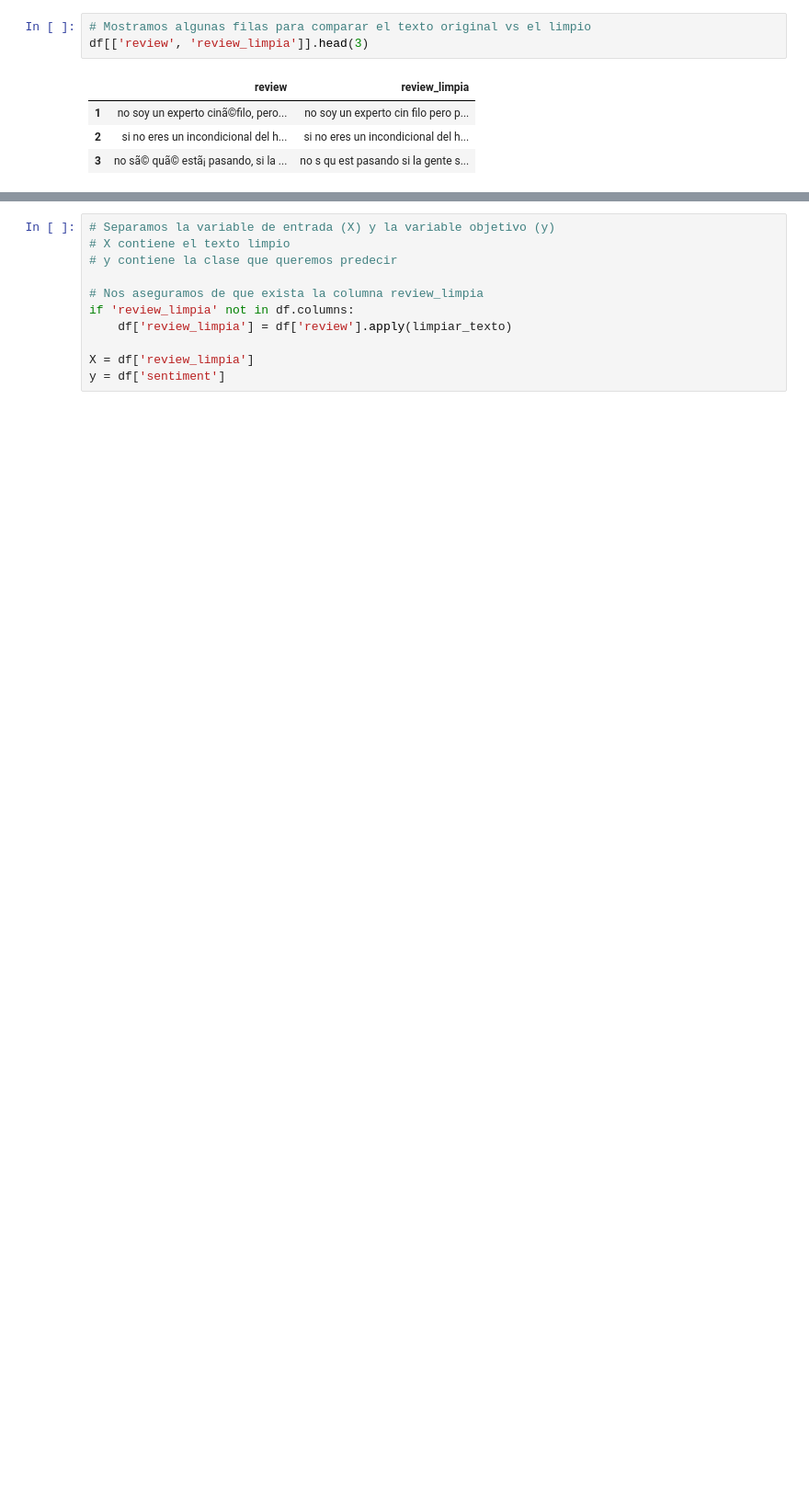
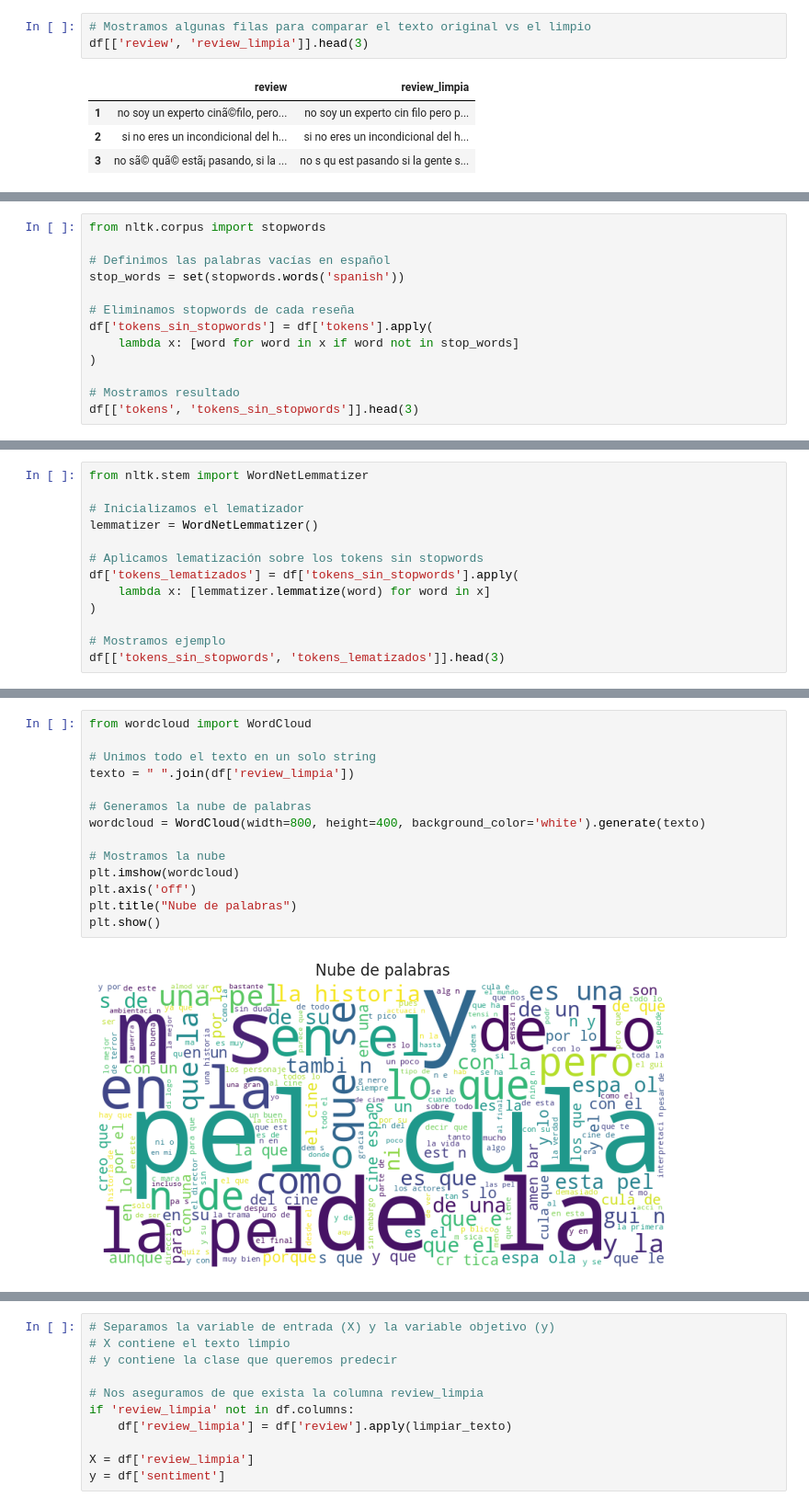
Before and after one commit to soledad-villarrubia/Data_Sciense_3, a Jupyter notebook: Proyecto_Final_Ciencia_de_Datos_IIi.ipynb, the cells around one changed output, grey strips where cells are left out. Shown at 92% size. Saved outputs shown, nothing was run; the diff lists cells and outputs as text; blank space fills up the shorter version.

```diff
--- a/Proyecto_Final_Ciencia_de_Datos_IIi.ipynb
+++ b/Proyecto_Final_Ciencia_de_Datos_IIi.ipynb
@@ -384,0 +456,13 @@ Esta técnica es muy utilizada en problemas de clasificación de texto, ya que a
+# %%
+from nltk.corpus import stopwords
+
+# Definimos las palabras vacías en español
+stop_words = set(stopwords.words('spanish'))
+
+# Eliminamos stopwords de cada reseña
+df['tokens_sin_stopwords'] = df['tokens'].apply(
+    lambda x: [word for word in x if word not in stop_words]
+)
+
+# Mostramos resultado
+df[['tokens', 'tokens_sin_stopwords']].head(3)
@@ -384,0 +478,13 @@ Esta técnica es muy utilizada en problemas de clasificación de texto, ya que a
+# %%
+from nltk.stem import WordNetLemmatizer
+
+# Inicializamos el lematizador
+lemmatizer = WordNetLemmatizer()
+
+# Aplicamos lematización sobre los tokens sin stopwords
+df['tokens_lematizados'] = df['tokens_sin_stopwords'].apply(
+    lambda x: [lemmatizer.lemmatize(word) for word in x]
+)
+
+# Mostramos ejemplo
+df[['tokens_sin_stopwords', 'tokens_lematizados']].head(3)
@@ -384,0 +502,16 @@ Esta técnica es muy utilizada en problemas de clasificación de texto, ya que a
+# %%
+from wordcloud import WordCloud
+
+# Unimos todo el texto en un solo string
+texto = " ".join(df['review_limpia'])
+
+# Generamos la nube de palabras
+wordcloud = WordCloud(width=800, height=400, background_color='white').generate(texto)
+
+# Mostramos la nube
+plt.imshow(wordcloud)
+plt.axis('off')
+plt.title("Nube de palabras")
+plt.show()
+# %% [output]
+[figure, added]
```
Also changed, not shown: parts of 55 cells of this notebook.
